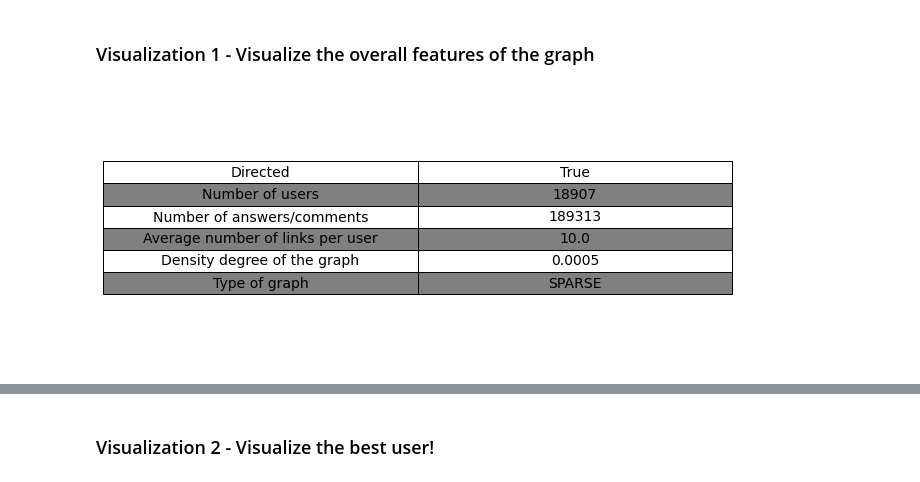
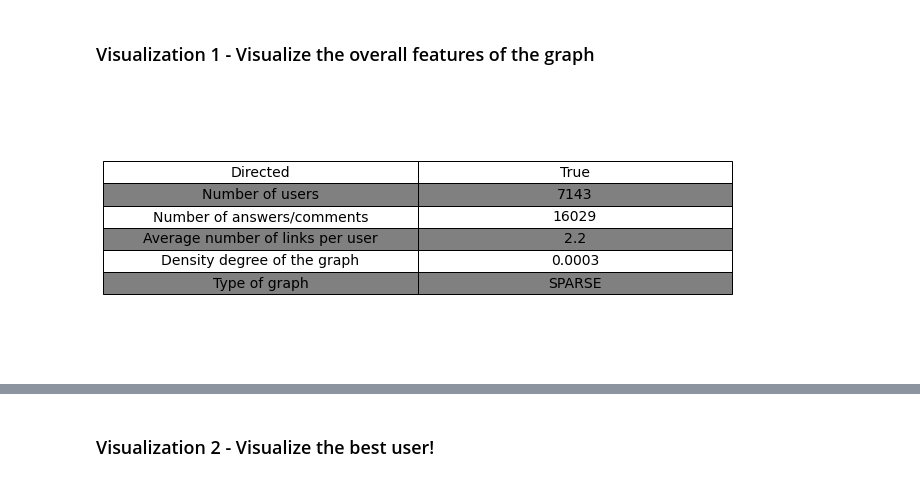
Before and after one commit to Mantuano-A/ADM-HW5, a Jupyter notebook: ADM_HW5_Mina.ipynb, the cells around one changed output, grey strips where cells are left out. Saved outputs shown, nothing was run; the diff lists cells and outputs as text; code cells hidden in the pictures.

```diff
--- a/ADM_HW5_Mina.ipynb
+++ b/ADM_HW5_Mina.ipynb
@@ -73,7 +68,7 @@ with open(filename, 'rb') as handle:
 # %%
 def call_function(i, name_graph=None, graph=None, start=None, end=None, metric=None, source=None, target=None):
     if i == 1:
-        return get_features(name_graph)
+        return get_features(name_graph, graph)
     elif i == 2:
         return functionalitytwo (graph, source, start, end, metric)
     elif i == 3:
@@ -277,9 +323,9 @@ print("The edges to cu if we want to disconnect", 83658, "and", 3225108, "are:",
 G = graph_to_networkx(graph, 'all')
 # %% [markdown]
 ### Visualization 1 - Visualize the overall features of the graph
-# %%
-call_function("a2q", 1)
-# %% [output]
-[figure, removed]
+# %%
+call_function(1, name_graph="c2q", graph=graph)
+# %% [output]
+[figure, added]
 # %%
 degrees = [G.degree(n) for n in G.nodes()]
```
Also changed, not shown: parts of 38 cells of this notebook, 2 other files.
